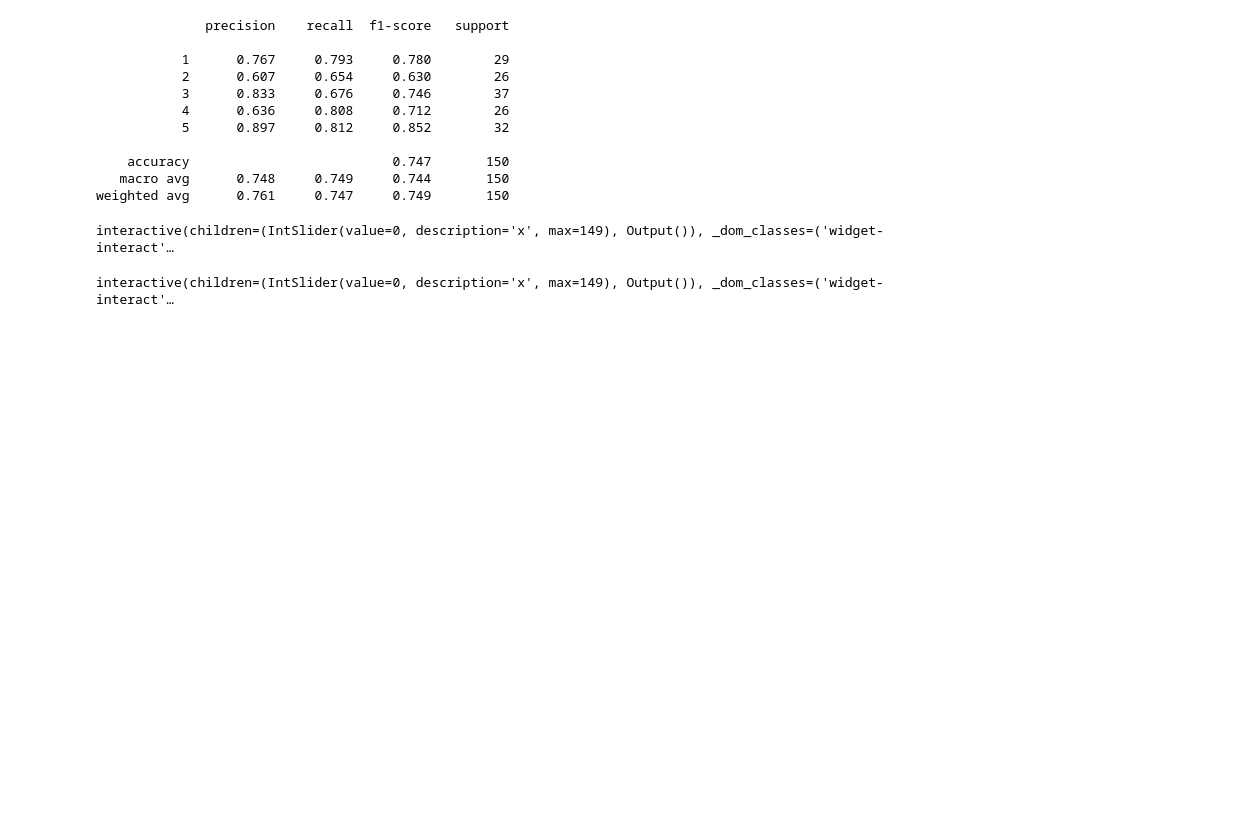
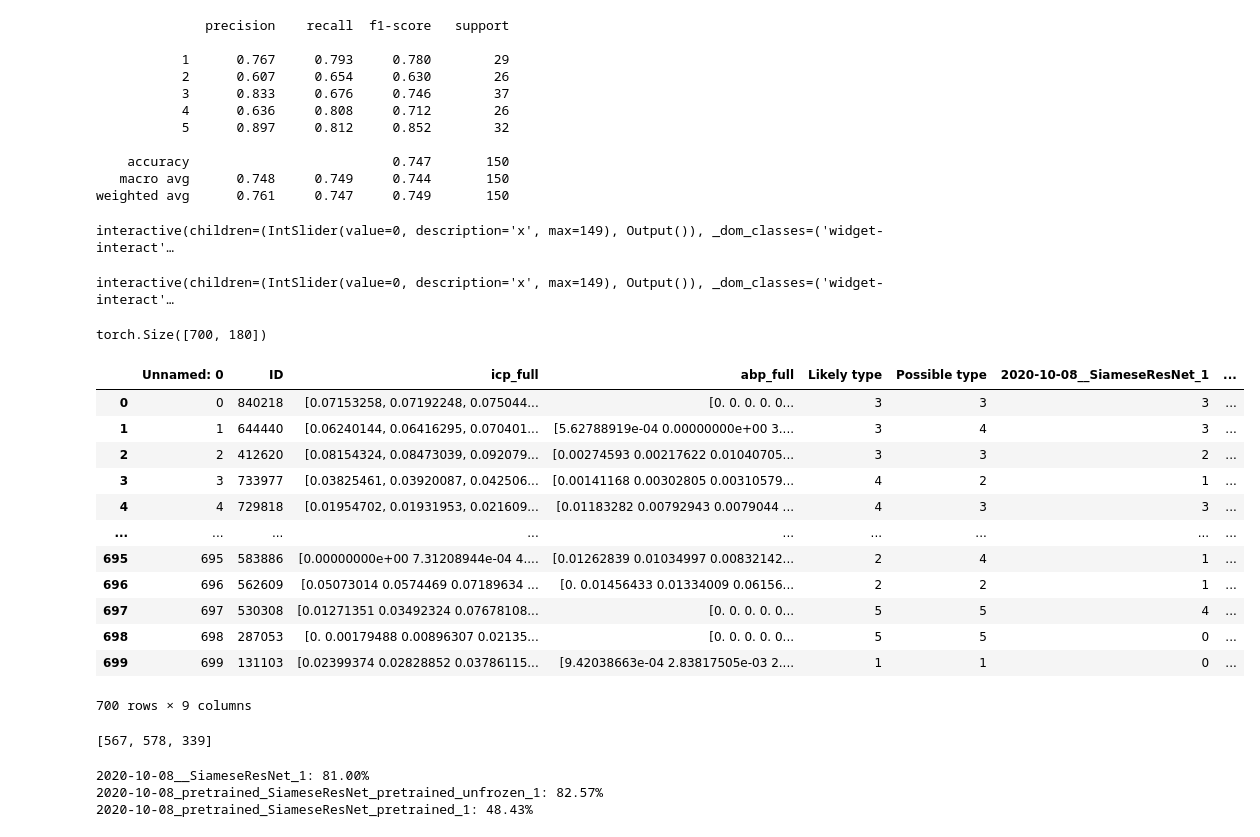
Before and after one commit to CMataczynski/ICP_NN, a Jupyter notebook: Create_expert_subset.ipynb, the cells around one changed output. Saved outputs shown, nothing was run; the diff lists cells and outputs as text; code cells hidden in the pictures; blank space fills up the shorter version.

```diff
--- a/Create_expert_subset.ipynb
+++ b/Create_expert_subset.ipynb
@@ -990,3 +990,62 @@ for row in df_work.iterrows():
     data_dict = pd.DataFrame(data_dict)
     data_dict.to_csv(os.path.join(save_path, str(i)+".csv"))
     i+=1
+# %%
+df = pd.read_csv(os.path.join(os.getcwd(), "results", "full_check.csv"))
+# %%
+icps = []
+abps = []
+for row in df.iterrows():
+    row = row[1]
+    icp = row["icp_full"][1:-1].replace(",","").split(" ")
+    icp = [float(value.strip("\n")) for value in icp if value is not ""]
+    icps.append(icp)
+    abp = row["abp_full"][1:-1].split(" ")
+    abp = [float(value.strip("\n")) for value in abp if value is not ""]
+    abps.append(abp)
+ICP_full = torch.tensor(icps ,dtype=torch.float)
+ABP_full = torch.tensor(abps,dtype=torch.float)
+# %%
+ICP_full.size()
+# %% [output]
+torch.Size([700, 180])
+# %%
+from models.SiameseModels import SiameseNeuralODE, SiameseResNet
+from models.ResnetODEmodels import ODE, ResNet
+
+class_dict = {
+    0: "T1",
+    1: "T2",
+    2: "T3",
+    3: "T4",
+    4: "A+E"
+}
+
+names = ["2020-10-08__SiameseResNet_1",
+        "2020-10-08_pretrained_SiameseResNet_pretrained_unfrozen_1",
+        "2020-10-08_pretrained_SiameseResNet_pretrained_1"]
+for name in names:
+    model_path = os.path.join(os.getcwd(), "experiments", name, "model_best.pth")
+    device = torch.device('cuda:' + str(0) if torch.cuda.is_available() else 'cpu')
+    model = SiameseResNet(len(class_dict.keys())).to(device)
+    model.load_state_dict(torch.load(model_path, map_location=device)["state_dict"])
+    model.eval()
+    predictions = model(ICP_full.to(device), ABP_full.to(device))
+    predictions = np.argmax(predictions.cpu().detach().numpy(), axis=1)
+    df[name] = predictions
+# %%
+df
+# %% [output]
+|  | Unnamed: 0 | ID | icp_full | abp_full | Likely type | Possible type | 2020-10-08__SiameseResNet_1 | ... |
+| 0 | 0 | 840218 | [0.07153258, 0.07192248, 0.075044... | [0. 0. 0. 0. 0... | 3 | 3 | 3 | ... |
+| 1 | 1 | 644440 | [0.06240144, 0.06416295, 0.070401... | [5.62788919e-04 0.00000000e+00 3.... | 3 | 4 | 3 | ... |
+| 2 | 2 | 412620 | [0.08154324, 0.08473039, 0.092079... | [0.00274593 0.00217622 0.01040705... | 3 | 3 | 2 | ... |
+| 3 | 3 | 733977 | [0.03825461, 0.03920087, 0.042506... | [0.00141168 0.00302805 0.00310579... | 4 | 2 | 1 | ... |
+| 4 | 4 | 729818 | [0.01954702, 0.01931953, 0.021609... | [0.01183282 0.00792943 0.0079044 ... | 4 | 3 | 3 | ... |
+| ... | ... | ... | ... | ... | ... | ... | ... | ... |
+| 695 | 695 | 583886 | [0.00000000e+00 7.31208944e-04 4.... | [0.01262839 0.01034997 0.00832142... | 2 | 4 | 1 | ... |
+| 696 | 696 | 562609 | [0.05073014 0.0574469 0.07189634 ... | [0. 0.01456433 0.01334009 0.06156... | 2 | 2 | 1 | ... |
+| 697 | 697 | 530308 | [0.01271351 0.03492324 0.07678108... | [0. 0. 0. 0. 0... | 5 | 5 | 4 | ... |
+| 698 | 698 | 287053 | [0. 0.00179488 0.00896307 0.02135... | [0. 0. 0. 0. 0... | 5 | 5 | 0 | ... |
+| 699 | 699 | 131103 | [0.02399374 0.02828852 0.03786115... | [9.42038663e-04 2.83817505e-03 2.... | 1 | 1 | 0 | ... |
+700 rows × 9 columns
@@ -992,0 +1061,11 @@ for row in df_work.iterrows():
+# %%
+results
+# %% [output]
+[567, 578, 339]
+# %%
+for i in range(len(results)):
+    print("{}: {:2.2f}%".format(names[i], results[i]/len(df)*100))
+# %% [output]
+2020-10-08__SiameseResNet_1: 81.00%
+2020-10-08_pretrained_SiameseResNet_pretrained_unfrozen_1: 82.57%
+2020-10-08_pretrained_SiameseResNet_pretrained_1: 48.43%
```
Also changed, not shown: parts of 2 cells of this notebook, 16 other files.
